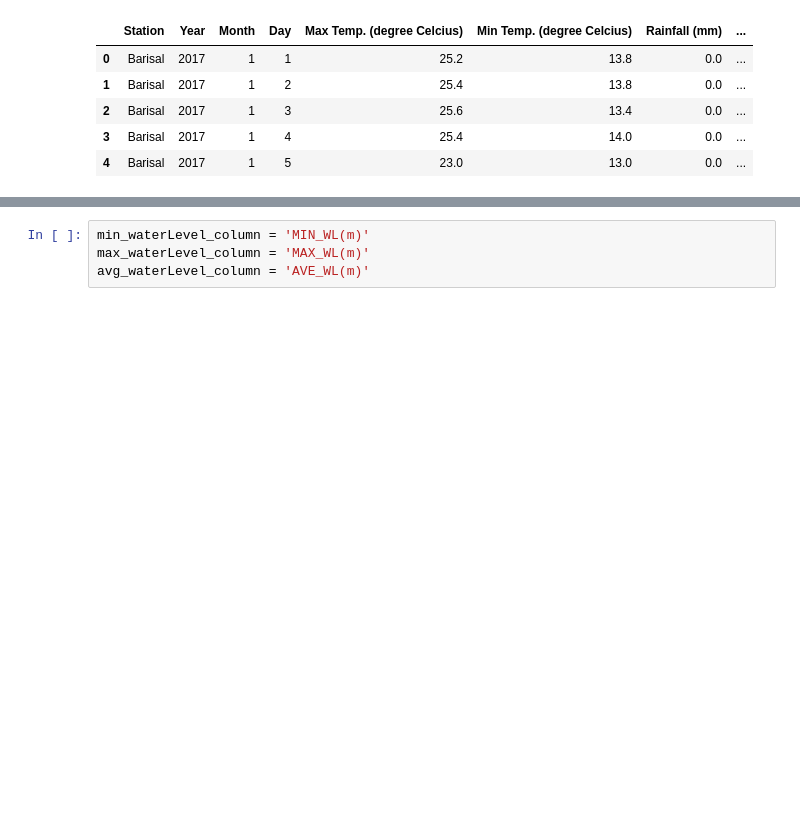
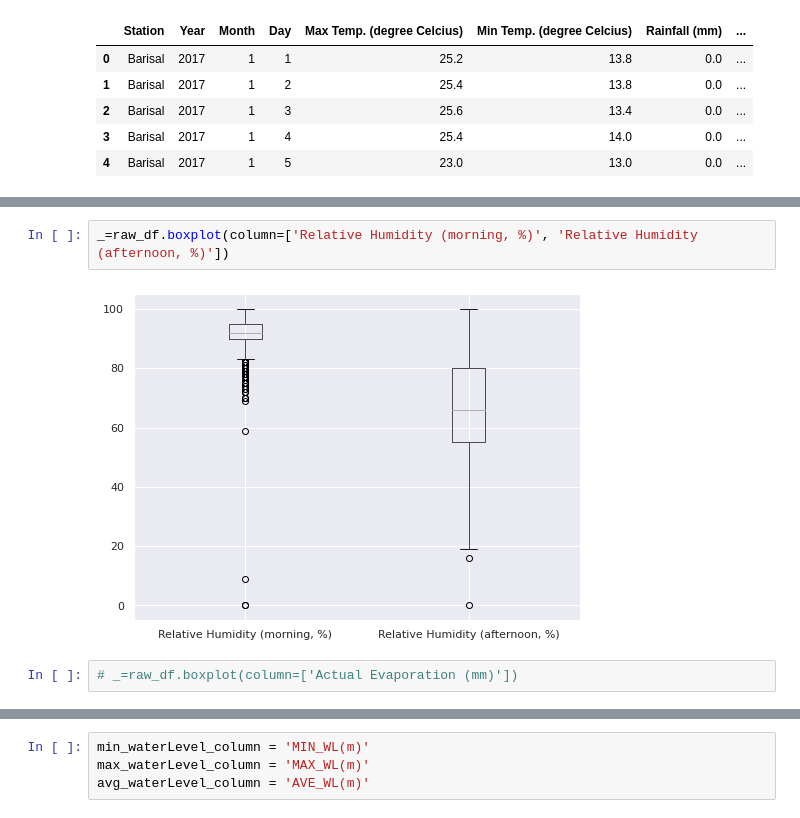
Before and after one commit to RifatIslamOmio/Weather-WaterLevel-Prediction-ML, a Jupyter notebook: Notebooks/waterlevel-dataset/waterlevel-eda.ipynb, the cells around one changed output, grey strips where cells are left out. Drawn from its saved outputs; the diff is of its cells as text; blank space fills up the shorter version.

```diff
--- a/Notebooks/waterlevel-dataset/waterlevel-eda.ipynb
+++ b/Notebooks/waterlevel-dataset/waterlevel-eda.ipynb
@@ -76,0 +91,6 @@ Name: Month, dtype: int64
+# %%
+_=raw_df.boxplot(column=['Relative Humidity (morning, %)', 'Relative Humidity (afternoon, %)'])
+# %% [output]
+[figure, added]
+# %%
+# _=raw_df.boxplot(column=['Actual Evaporation (mm)'])
```
Also changed, not shown: parts of 31 cells of this notebook.
